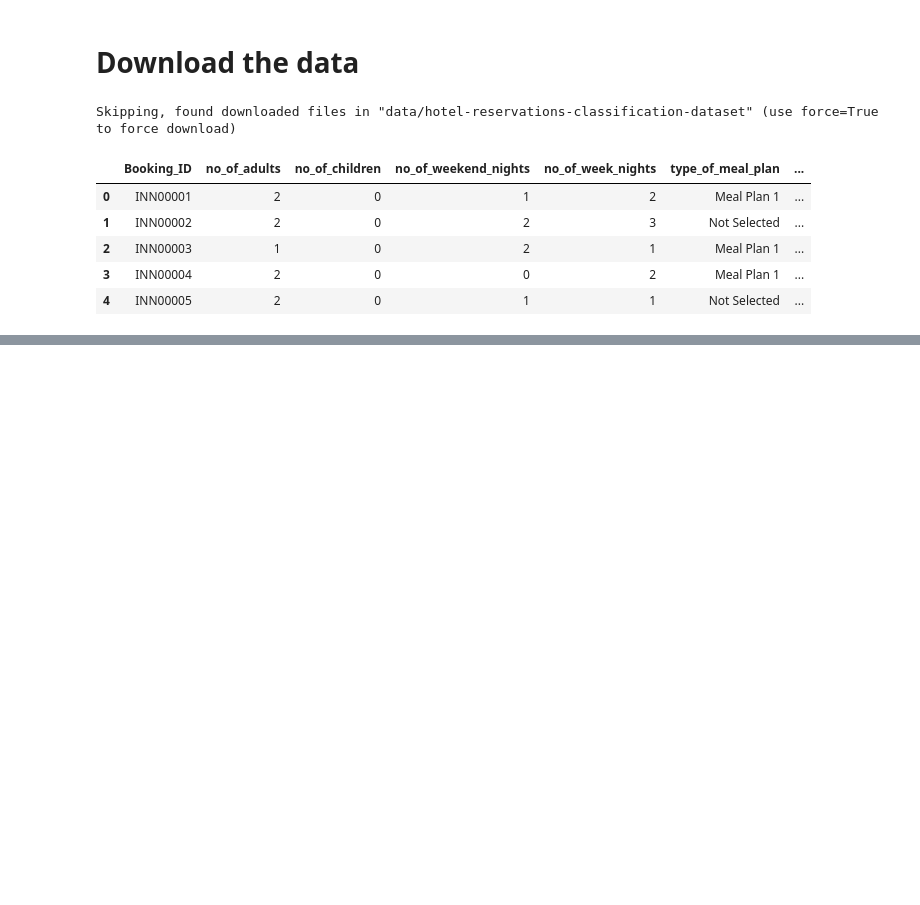
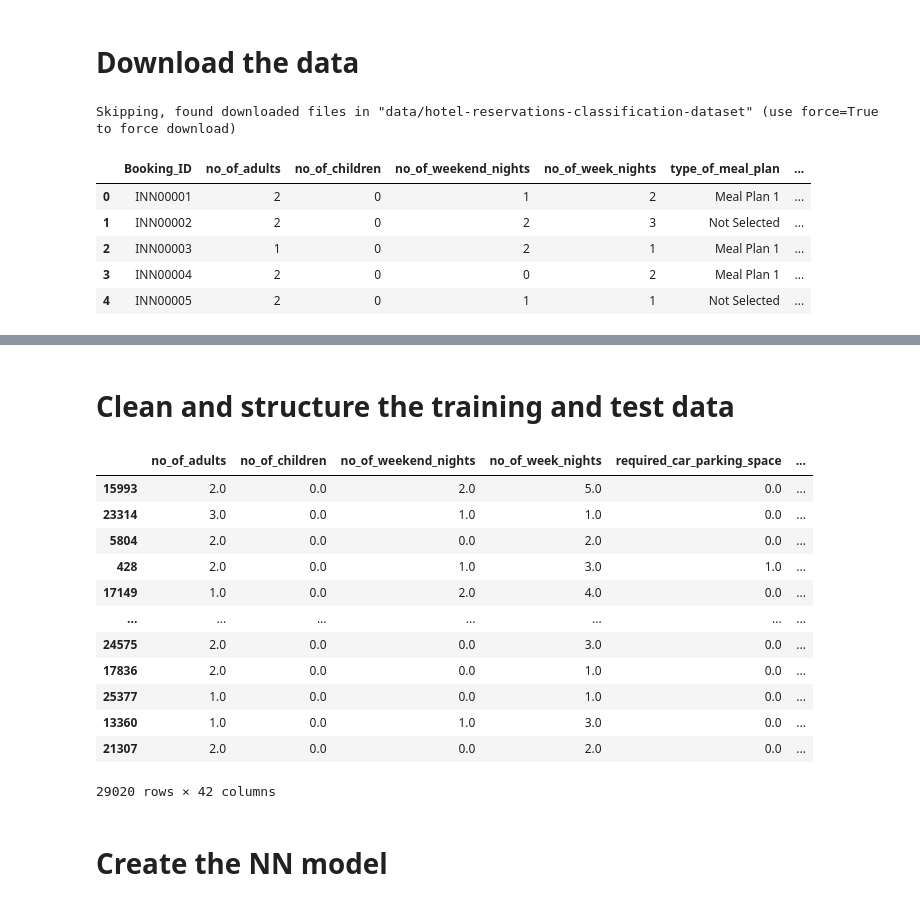
Before and after one commit to DanteLore/simple-prediction, a Jupyter notebook: hotel_cancelations.ipynb, the cells around one changed output, grey strips where cells are left out. Drawn from its saved outputs; the diff is of its cells as text; code cells hidden in the pictures; blank space fills up the shorter version.

```diff
--- a/hotel_cancelations.ipynb
+++ b/hotel_cancelations.ipynb
@@ -25,0 +49,39 @@ hotel_data.describe()
+# %% [markdown]
+# Clean and structure the training and test data
+# %%
+# Drop the answers to create the input/feature data
+x_df = hotel_data.drop(['Booking_ID', 'booking_status'], axis=1)
+
+# Months and years are more like categorical data than numeric.  Convert to strings, then call 'get_dummies' to explode/pivot
+x_df['arrival_month'] = [f"month_{x}" for x in x_df['arrival_month']]
+x_df['arrival_year'] = [f"year_{x}" for x in x_df['arrival_year']]
+
+# Converts catagorical columns into multiple boolean columns by value - which sames a lot of hassle!
+x_df = pd.get_dummies(x_df)
+
+# Convert everything else into a float
+x_df = x_df.astype('float64')
+
+# Create the output/target data
+y_df = hotel_data['booking_status'].replace({"Not_Canceled": 0.0, "Canceled": 1.0})
+
+# split into test and training sets
+x_train, x_test, y_train, y_test = train_test_split(x_df, y_df, test_size=0.2)
+
+x_train
+# %% [output]
+|  | no_of_adults | no_of_children | no_of_weekend_nights | no_of_week_nights | required_car_parking_space | ... |
+| 15993 | 2.0 | 0.0 | 2.0 | 5.0 | 0.0 | ... |
+| 23314 | 3.0 | 0.0 | 1.0 | 1.0 | 0.0 | ... |
+| 5804 | 2.0 | 0.0 | 0.0 | 2.0 | 0.0 | ... |
+| 428 | 2.0 | 0.0 | 1.0 | 3.0 | 1.0 | ... |
+| 17149 | 1.0 | 0.0 | 2.0 | 4.0 | 0.0 | ... |
+| ... | ... | ... | ... | ... | ... | ... |
+| 24575 | 2.0 | 0.0 | 0.0 | 3.0 | 0.0 | ... |
+| 17836 | 2.0 | 0.0 | 0.0 | 1.0 | 0.0 | ... |
+| 25377 | 1.0 | 0.0 | 0.0 | 1.0 | 0.0 | ... |
+| 13360 | 1.0 | 0.0 | 1.0 | 3.0 | 0.0 | ... |
+| 21307 | 2.0 | 0.0 | 0.0 | 2.0 | 0.0 | ... |
+29020 rows × 42 columns
+# %% [markdown]
+# Create the NN model
```
Also changed, not shown: parts of 9 cells of this notebook.
